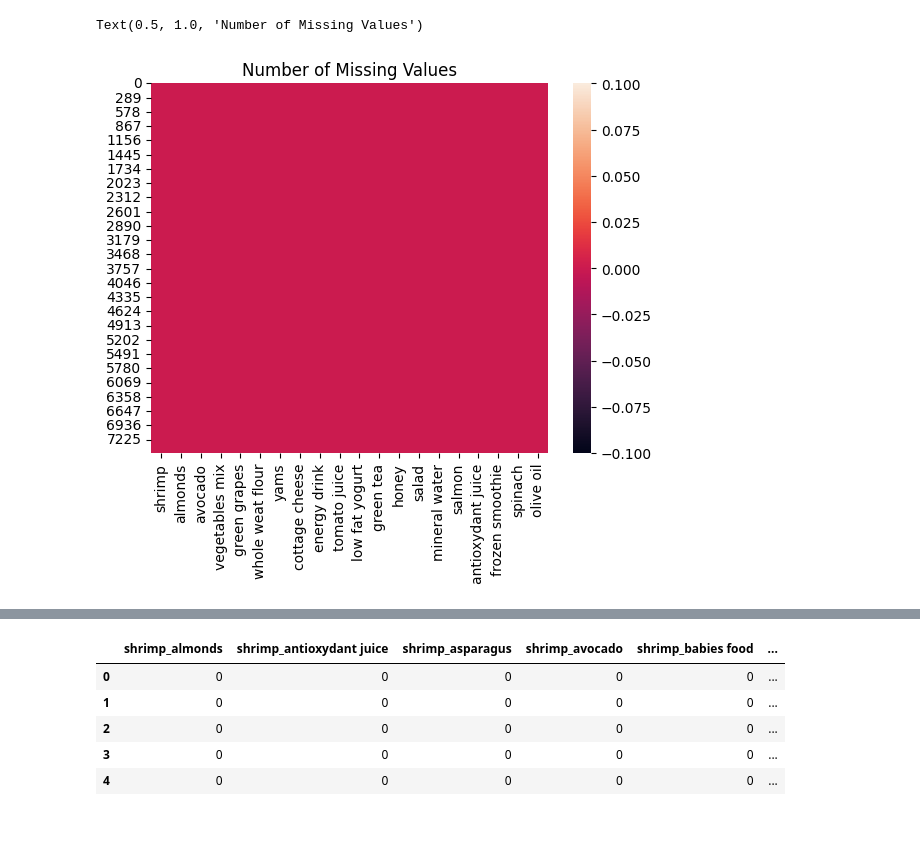
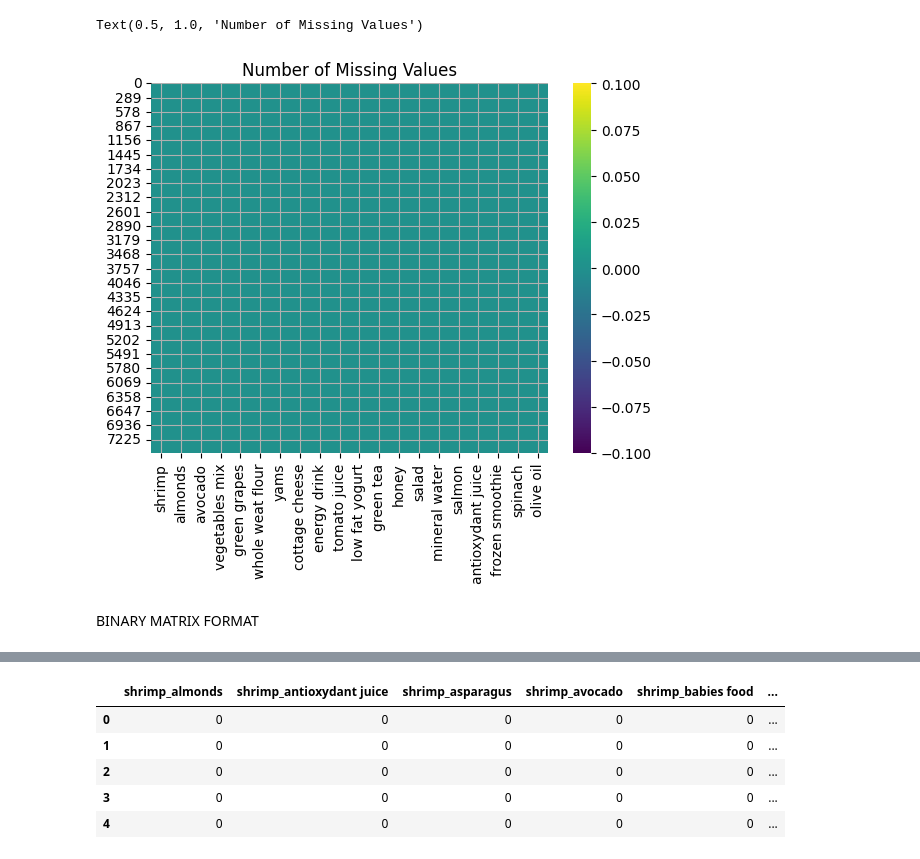
Before and after one commit to Akshithaa25/Machine_Learning_502, a Jupyter notebook: 2348502_ML_LAB_3.ipynb, the cells around one changed output, grey strips where cells are left out. Drawn from its saved outputs; the diff is of its cells as text; code cells hidden in the pictures; blank space fills up the shorter version.

```diff
--- a/2348502_ML_LAB_3.ipynb
+++ b/2348502_ML_LAB_3.ipynb
@@ -20,4 +8,3 @@ Saving Market_Basket_Optimisation.csv to Market_Basket_Optimisation.csv
 # %%
-data = pd.read_csv('Market_Basket_Optimisation.csv')
-data.head(10)
+df = pd.read_csv('/content/Market_Basket_Optimisation - Market_Basket_Optimisation.csv', header = None)
 # %% [output]
@@ -60,7 +64,12 @@ dtype: int64
+# %%
+df=df.fillna(value=0)
 # %%
-data.isnull().sum()
-sns.heatmap(data.isnull())
+df.isnull().sum()
+sns.heatmap(df.isnull(),cmap='viridis')
+plt.grid()
 plt.title("Number of Missing Values")
 # %% [output]
 Text(0.5, 1.0, 'Number of Missing Values')
-[figure, old version]
+[figure, new version]
+# %% [markdown]
+BINARY MATRIX FORMAT
```
Also changed, not shown: parts of 32 cells of this notebook.
